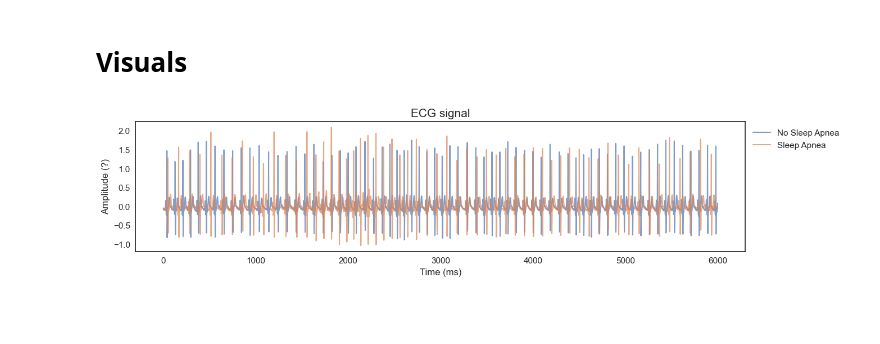
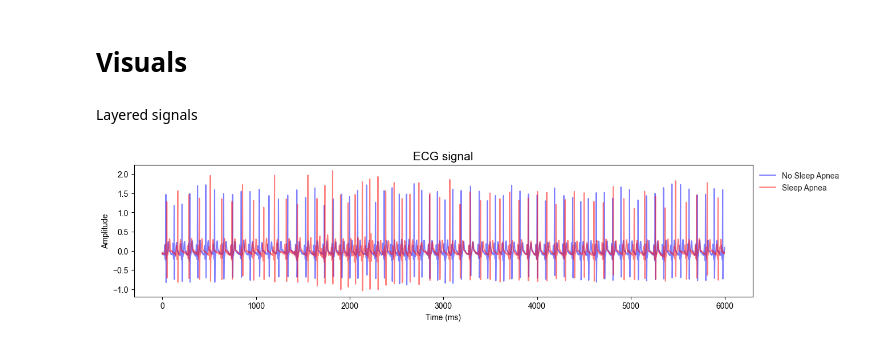
Before and after one commit to Wannesv99/ML2-Apnea-Detection, a Jupyter notebook: Apnea_data/data_visualization.ipynb, the cells around one changed output. Saved outputs shown, nothing was run; the diff lists cells and outputs as text; code cells hidden in the pictures; blank space fills up the shorter version.

```diff
--- a/Apnea_data/data_visualization.ipynb
+++ b/Apnea_data/data_visualization.ipynb
@@ -37,28 +21,32 @@ no_apnea=no_apnea[1:]
 
 apnea = df.iloc[487].to_numpy()
 apnea=apnea[1:]
+# %% [markdown]
+Layered signals
 # %%
-# single signal
+# Both signals
 fig=plt.figure(figsize=(14, 3))
 plt.title( 'ECG signal', fontsize = 15)
 
 # sns.set_palette("seismic")
 
-sns.set(style='darkgrid')
 plt.style.use("seaborn-v0_8-white")
+# sns.set(style='darkgrid')
+
 # sns.despine(left=True, bottom=True)
 # sns.set_style("whitegrid")
 
-ax = sns.lineplot(data=no_apnea, label='No Sleep Apnea', alpha  = 0.7)
-sns.lineplot(data=apnea, label='Sleep Apnea', alpha  = 0.7)
+ax = sns.lineplot(data=no_apnea, label='No Sleep Apnea', color= 'blue', alpha  = .5)
+sns.lineplot(data=apnea, label='Sleep Apnea', color= 'red', alpha  = .5)
 
 
 #sns.lineplot(data=df[488], label=0)
 
 sns.move_legend(ax, "upper left", bbox_to_anchor=(1, 1))
 plt.xlabel('Time (ms)')
-plt.ylabel('Amplitude (?)')
+plt.ylabel('Amplitude')
 
+# plt.savefig('./plots/ecg_layered.png', bbox_inches='tight')
 plt.show()
 # %% [output]
-[figure, old version]
+[figure, new version]
```
Also changed, not shown: parts of 7 cells of this notebook, 4 other files.
